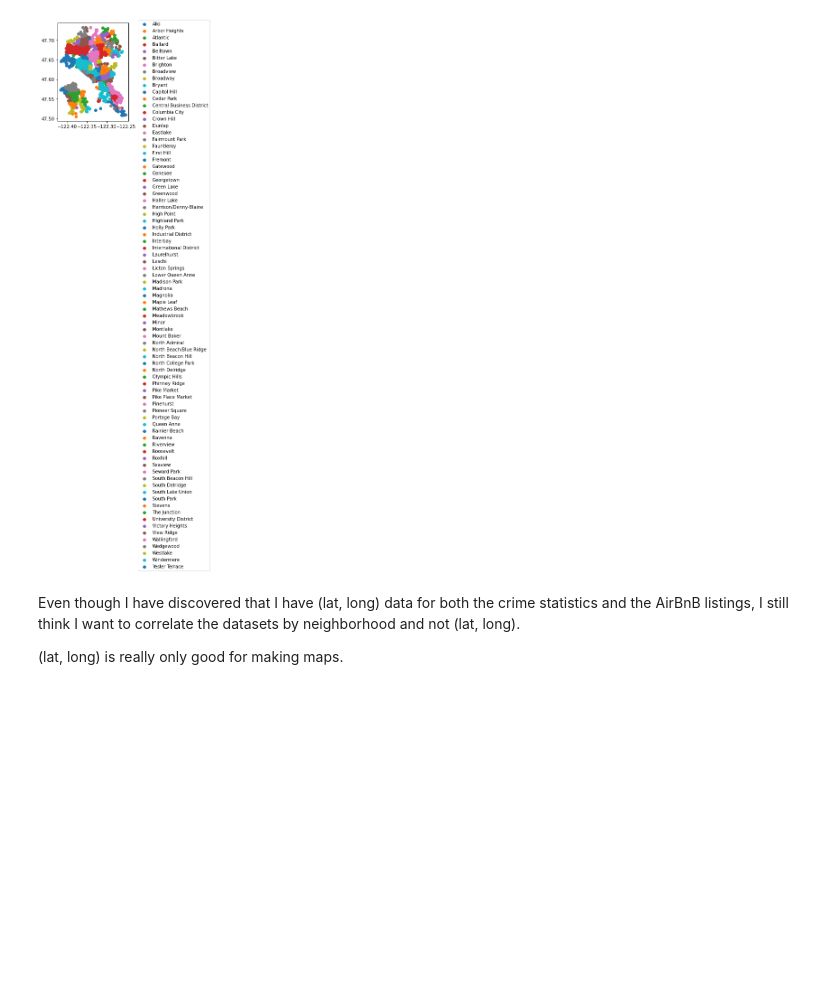
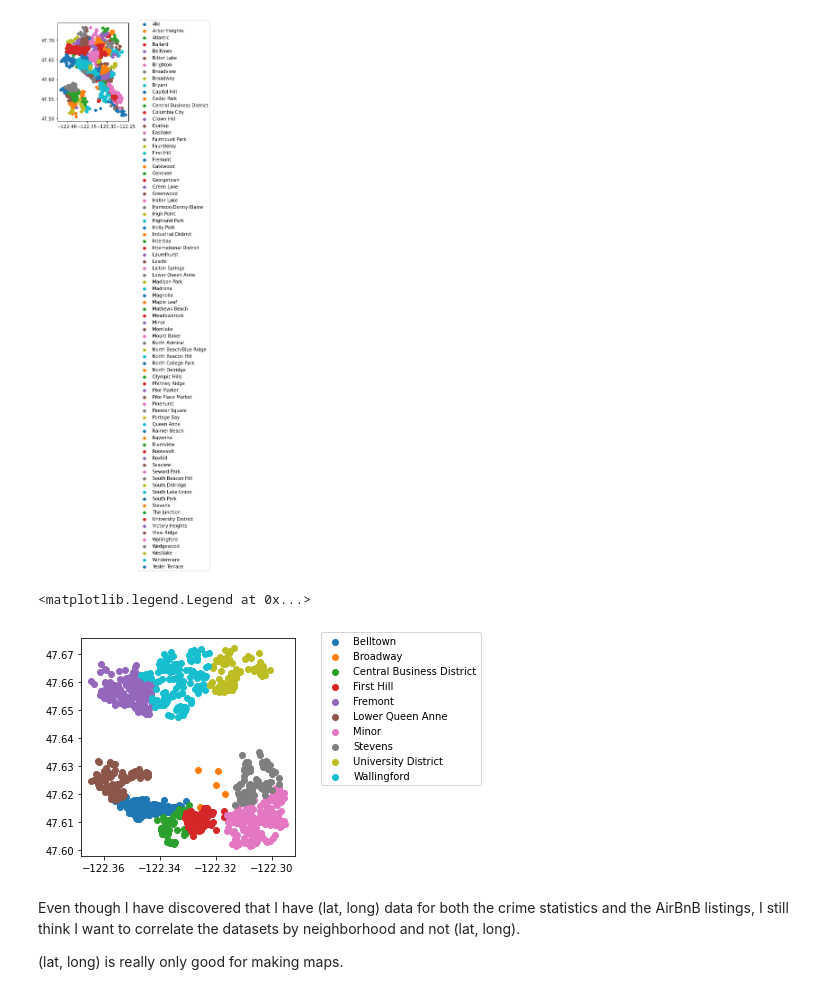
Before and after one commit to manifolded/aggregate-seattle, a Jupyter notebook: Seattle AirBnB Exploration.ipynb, the cells around one changed output. Saved outputs shown, nothing was run; the diff lists cells and outputs as text; code cells hidden in the pictures; blank space fills up the shorter version.

Commit message:
feat - Added listings map on subset of neighborhoods

```diff
--- a/Seattle AirBnB Exploration.ipynb
+++ b/Seattle AirBnB Exploration.ipynb
@@ -669,6 +669,18 @@ plt.legend(bbox_to_anchor=(1.1, 1.05))
 # %% [output]
 <matplotlib.legend.Legend at 0x...>
 [figure]
+# %%
+subset_lat_long_listings = lat_long_listings[lat_long_listings['neighbourhood'].isin(crude_mapping.values())]
+# %%
+groups = subset_lat_long_listings.groupby('neighbourhood')
+for name, group in groups:
+    plt.scatter(x=group['longitude'], y=group['latitude'], label=name)
+plt.legend()
+plt.axes().set_aspect('equal')
+plt.legend(bbox_to_anchor=(1.1, 1.05))
+# %% [output]
+<matplotlib.legend.Legend at 0x...>
+[figure, added]
 # %% [markdown]
 Even though I have discovered that I have (lat, long) data for both the crime statistics and the AirBnB listings, I still think I want to correlate the datasets by neighborhood and not (lat, long).
 
```
